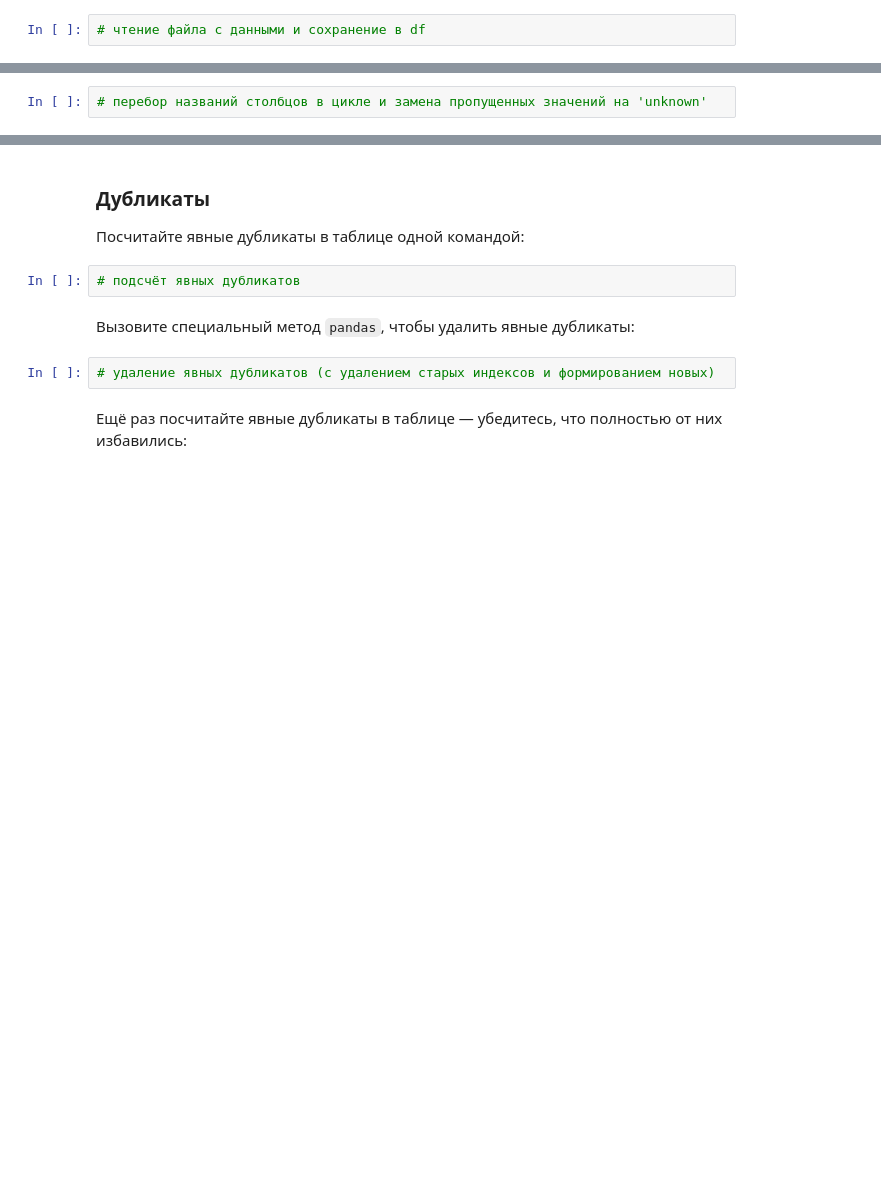
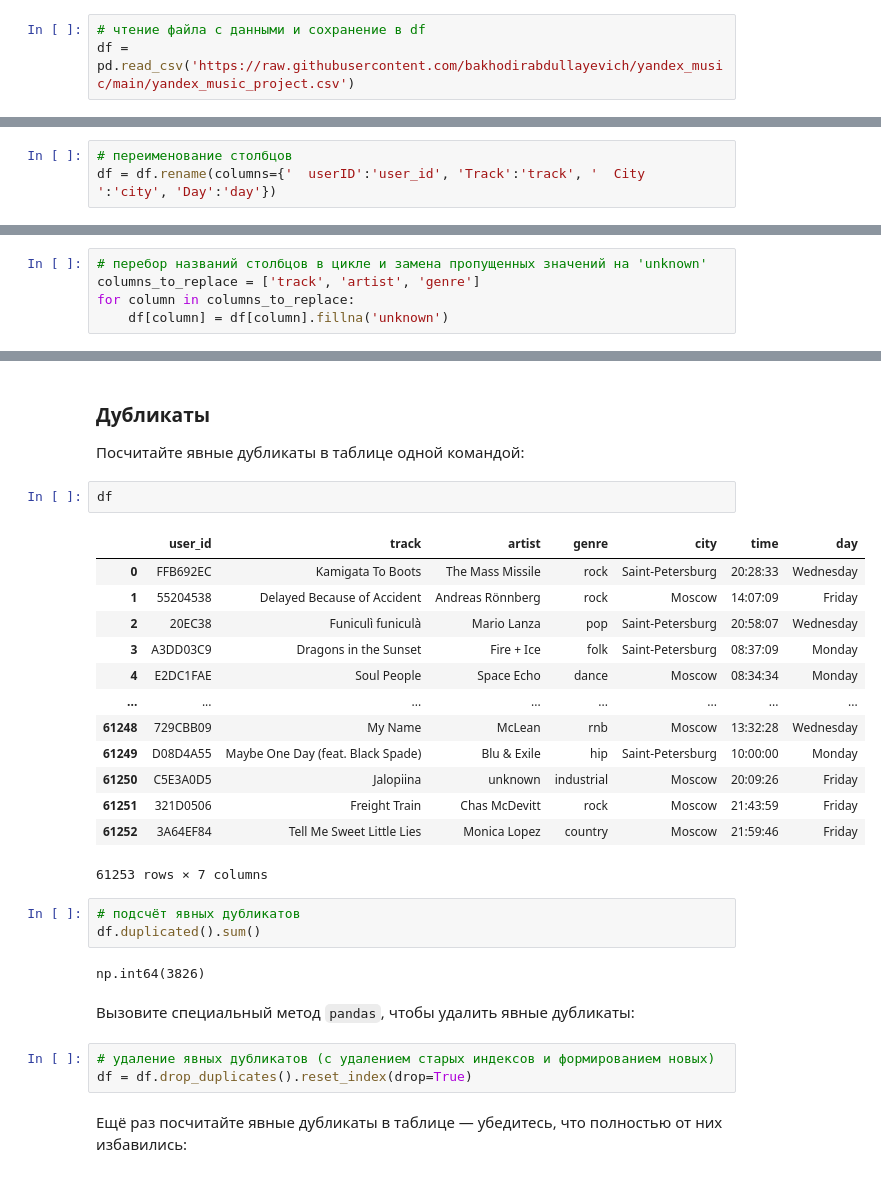
Before and after one commit to bakhodirabdullayevich/yandex_music, a Jupyter notebook: yandex_music_project.ipynb, the cells around one changed output, grey strips where cells are left out. Saved outputs shown, nothing was run; the diff lists cells and outputs as text; blank space fills up the shorter version.

```diff
--- a/yandex_music_project.ipynb
+++ b/yandex_music_project.ipynb
@@ -34,6 +35,7 @@
 Прочитайте файл `yandex_music_project.csv` из папки `/datasets` и сохраните его в переменной `df`:
 # %%
 # чтение файла с данными и сохранение в df
+df = pd.read_csv('https://raw.githubusercontent.com/bakhodirabdullayevich/yandex_music/main/yandex_music_project.csv')
 # %% [markdown]
 Выведите на экран первые десять строк таблицы:
 # %%
@@ -94,3 +126,6 @@
+# %%
+# переименование столбцов
+df = df.rename(columns={'  userID':'user_id', 'Track':'track', '  City  ':'city', 'Day':'day'})
 # %% [markdown]
 Проверьте результат. Для этого ещё раз выведите на экран названия столбцов:
 # %%
@@ -110,5 +159,8 @@
 Замените пропущенные значения в столбцах `track`, `artist` и `genre` на строку `'unknown'`. Для этого создайте список `columns_to_replace`, переберите его элементы циклом `for` и для каждого столбца выполните замену пропущенных значений:
 # %%
 # перебор названий столбцов в цикле и замена пропущенных значений на 'unknown'
+columns_to_replace = ['track', 'artist', 'genre']
+for column in columns_to_replace:
+    df[column] = df[column].fillna('unknown')
 # %% [markdown]
 Убедитесь, что в таблице не осталось пропусков. Для этого ещё раз посчитайте пропущенные значения.
@@ -117,12 +179,32 @@
 # %% [markdown]
 ### Дубликаты
 Посчитайте явные дубликаты в таблице одной командой:
+# %%
+df
+# %% [output]
+|  | user_id | track | artist | genre | city | time | day |
+| 0 | FFB692EC | Kamigata To Boots | The Mass Missile | rock | Saint-Petersburg | 20:28:33 | Wednesday |
+| 1 | 55204538 | Delayed Because of Accident | Andreas Rönnberg | rock | Moscow | 14:07:09 | Friday |
+| 2 | 20EC38 | Funiculì funiculà | Mario Lanza | pop | Saint-Petersburg | 20:58:07 | Wednesday |
+| 3 | A3DD03C9 | Dragons in the Sunset | Fire + Ice | folk | Saint-Petersburg | 08:37:09 | Monday |
+| 4 | E2DC1FAE | Soul People | Space Echo | dance | Moscow | 08:34:34 | Monday |
+| ... | ... | ... | ... | ... | ... | ... | ... |
+| 61248 | 729CBB09 | My Name | McLean | rnb | Moscow | 13:32:28 | Wednesday |
+| 61249 | D08D4A55 | Maybe One Day (feat. Black Spade) | Blu & Exile | hip | Saint-Petersburg | 10:00:00 | Monday |
+| 61250 | C5E3A0D5 | Jalopiina | unknown | industrial | Moscow | 20:09:26 | Friday |
+| 61251 | 321D0506 | Freight Train | Chas McDevitt | rock | Moscow | 21:43:59 | Friday |
+| 61252 | 3A64EF84 | Tell Me Sweet Little Lies | Monica Lopez | country | Moscow | 21:59:46 | Friday |
+61253 rows × 7 columns
 # %%
 # подсчёт явных дубликатов
+df.duplicated().sum()
+# %% [output]
+np.int64(3826)
 # %% [markdown]
 Вызовите специальный метод `pandas`, чтобы удалить явные дубликаты:
 # %%
 # удаление явных дубликатов (с удалением старых индексов и формированием новых)
+df = df.drop_duplicates().reset_index(drop=True)
 # %% [markdown]
 Ещё раз посчитайте явные дубликаты в таблице — убедитесь, что полностью от них избавились:
 # %%
```
Also changed, not shown: parts of 18 cells of this notebook.
